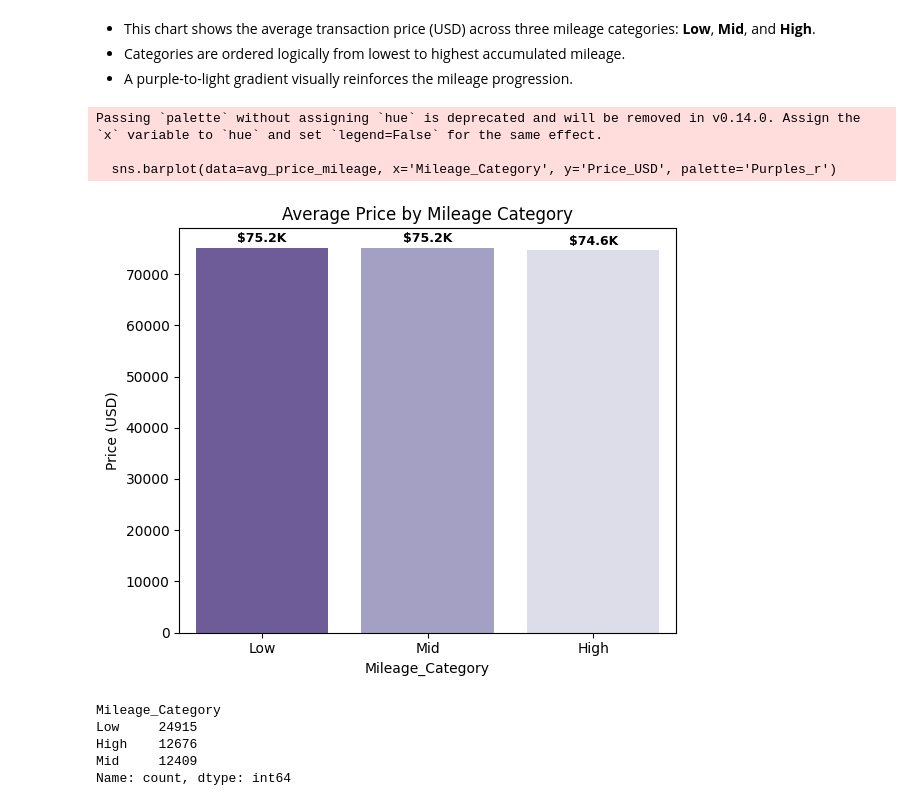
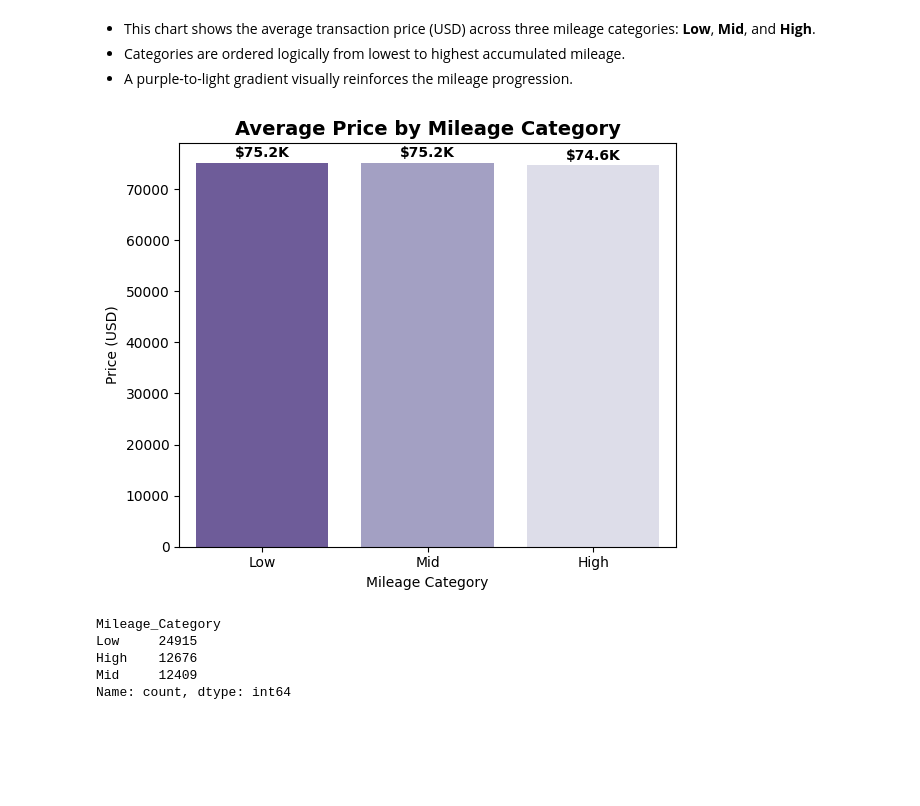
Before and after one commit to Hossam445/Car_Sales_EDA, a Jupyter notebook: Car_Sales_EDA.ipynb, the cells around one changed output. Saved outputs shown, nothing was run; the diff lists cells and outputs as text; code cells hidden in the pictures; blank space fills up the shorter version.

```diff
--- a/Car_Sales_EDA.ipynb
+++ b/Car_Sales_EDA.ipynb
@@ -317,10 +337,21 @@ Passing `palette` without assigning `hue` is deprecated and will be removed in v
 - An orange-to-light gradient is used (darker = higher mileage) for instant visual ranking.
 - Exact average values are shown on top of each bar.
 # %%
+# Compute average mileage per model
 avg_mileage = df.groupby('Model')['Mileage_KM'].mean().sort_values(ascending=False).reset_index()
 
 plt.figure(figsize=(10,5))
-sns.barplot(data=avg_mileage, x='Model', y='Mileage_KM', palette='Oranges_r')
+
+# Barplot with hue to avoid future warning
+sns.barplot(
+    data=avg_mileage,
+    x='Model',
+    y='Mileage_KM',
+    hue='Model',
+    palette='Oranges_r',
+    dodge=False,
+    legend=False
+)
 
 # Function to format numbers in K
 def format_k(n):
@@ -337,12 +368,13 @@ for index, row in avg_mileage.iterrows():
         format_k(row['Mileage_KM']),
         ha='center',
         va='bottom',
-        fontsize=9,
+        fontsize=10,
         fontweight='bold'
     )
 
-plt.title("Average Mileage by Model")
+plt.title("Average Mileage by Model", fontsize=14, fontweight='bold')
 plt.ylabel("Mileage (KM)")
+plt.xlabel("Model")
 plt.xticks(rotation=45)
 plt.tight_layout()
 plt.show()
@@ -367,40 +396,49 @@ Passing `palette` without assigning `hue` is deprecated and will be removed in v
 # %%
 # Creating Mileage Category
 bins = [0, 100000, 150000, df['Mileage_KM'].max()]
 labels = ['Low', 'Mid', 'High']
 df['Mileage_Category'] = pd.cut(df['Mileage_KM'], bins=bins, labels=labels, include_lowest=True)
 
-# Compute average price per mileage category
-avg_price_mileage = df.groupby('Mileage_Category')['Price_USD'].mean().reset_index()
+# Compute average price per mileage category (avoid future warning)
+avg_price_mileage = df.groupby('Mileage_Category', observed=False)['Price_USD'].mean().reset_index()
+avg_price_mileage['Mileage_Category'] = avg_price_mileage['Mileage_Category'].astype(str)  # ensure string
 
 plt.figure(figsize=(6,5))
-sns.barplot(data=avg_price_mileage, x='Mileage_Category', y='Price_USD', palette='Purples_r')
+
+# Barplot with hue to avoid future warning
+sns.barplot(
+    data=avg_price_mileage,
+    x='Mileage_Category',
+    y='Price_USD',
+    hue='Mileage_Category',
+    palette='Purples_r',
+    dodge=False,
+    legend=False
+)
 
 # Function to format numbers in K
 def format_k(n):
     return f"${n/1000:.1f}K"
 
 # Add data labels above bars
 for index, row in avg_price_mileage.iterrows():
     plt.text(
         index,
         row['Price_USD'] + 500,  # Slightly above the bar
         format_k(row['Price_USD']),
         ha='center',
         va='bottom',
-        fontsize=9,
+        fontsize=10,
         fontweight='bold'
     )
 
-plt.title("Average Price by Mileage Category")
+plt.title("Average Price by Mileage Category", fontsize=14, fontweight='bold')
 plt.ylabel("Price (USD)")
+plt.xlabel("Mileage Category")
 plt.tight_layout()
 plt.show()
 # %% [output]
-Passing `palette` without assigning `hue` is deprecated and will be removed in v0.14.0. Assign the `x` variable to `hue` and set `legend=False` for the same effect.
-
-  sns.barplot(data=avg_price_mileage, x='Mileage_Category', y='Price_USD', palette='Purples_r')
-[figure, old version]
+[figure, new version]
 # %%
 df['Mileage_Category'].value_counts()
 # %% [output]
```
Also changed, not shown: parts of 4 cells of this notebook.
